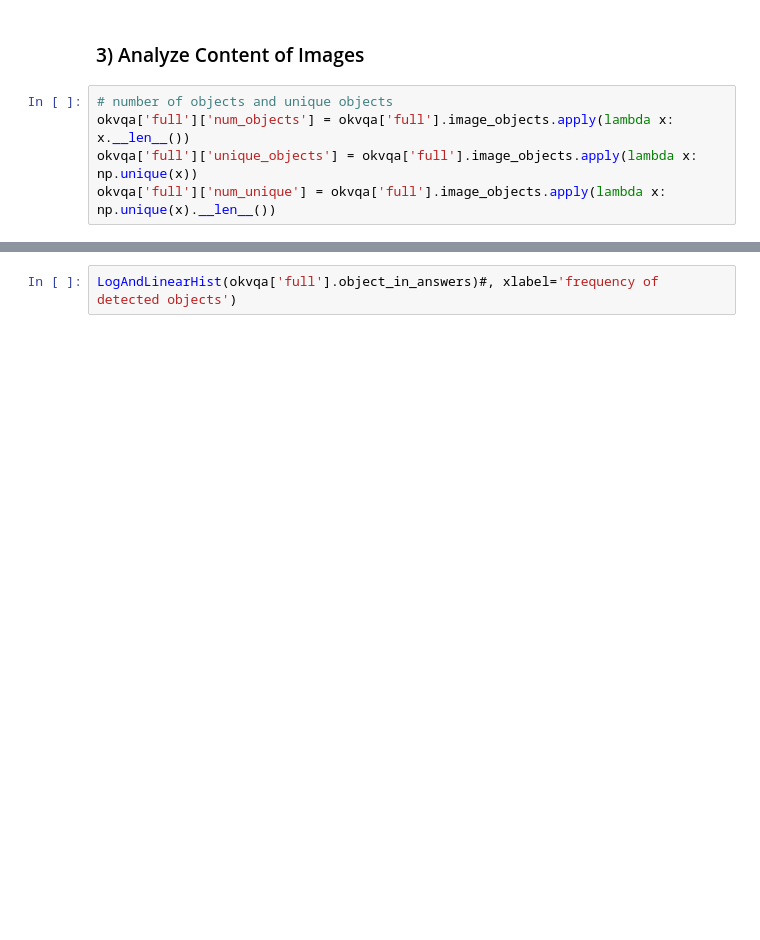
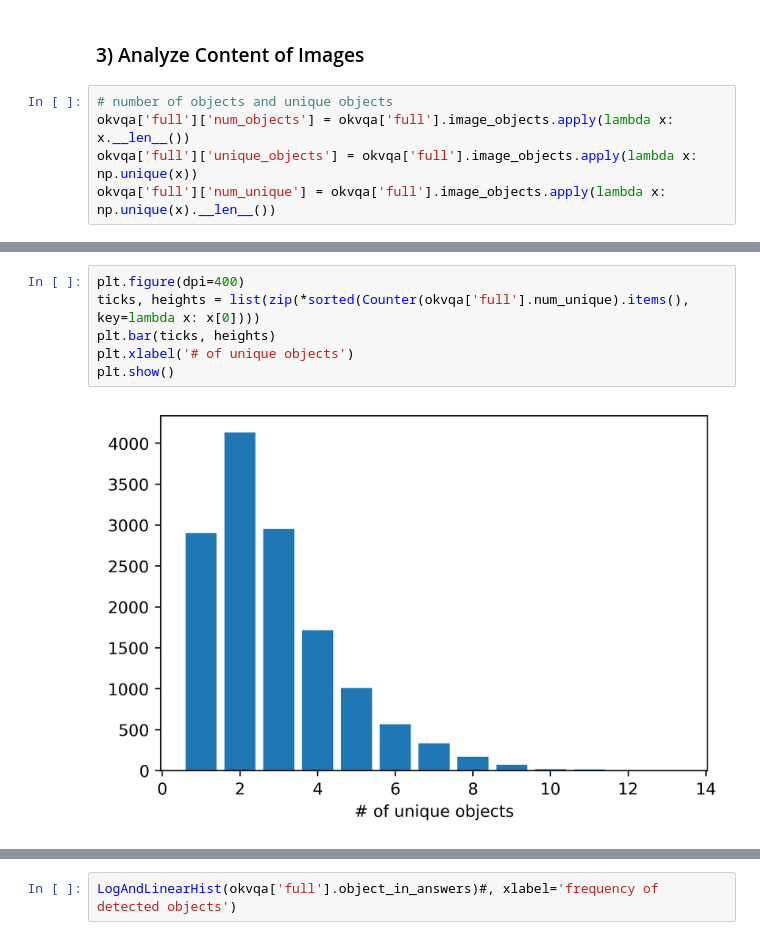
Before and after one commit to albertkjoller/knowledgeVQA, a Jupyter notebook: data_investigation/okvqa_images.ipynb, the cells around one changed output, grey strips where cells are left out. Saved outputs shown, nothing was run; the diff lists cells and outputs as text; blank space fills up the shorter version.

```diff
--- a/data_investigation/okvqa_images.ipynb
+++ b/data_investigation/okvqa_images.ipynb
@@ -194,0 +224,8 @@ Number of number of objects on images: 56
+# %%
+plt.figure(dpi=400)
+ticks, heights = list(zip(*sorted(Counter(okvqa['full'].num_unique).items(), key=lambda x: x[0])))
+plt.bar(ticks, heights)
+plt.xlabel('# of unique objects')
+plt.show()
+# %% [output]
+[figure, added]
```
Also changed, not shown: parts of 28 cells of this notebook, 4 other files.
